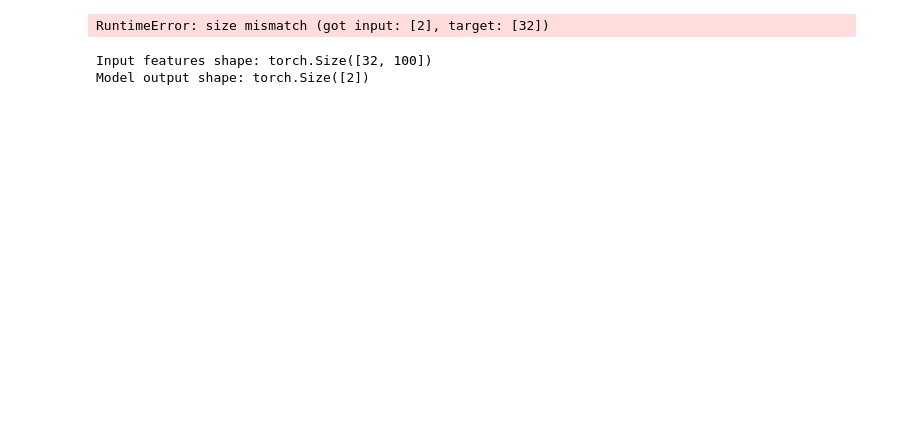
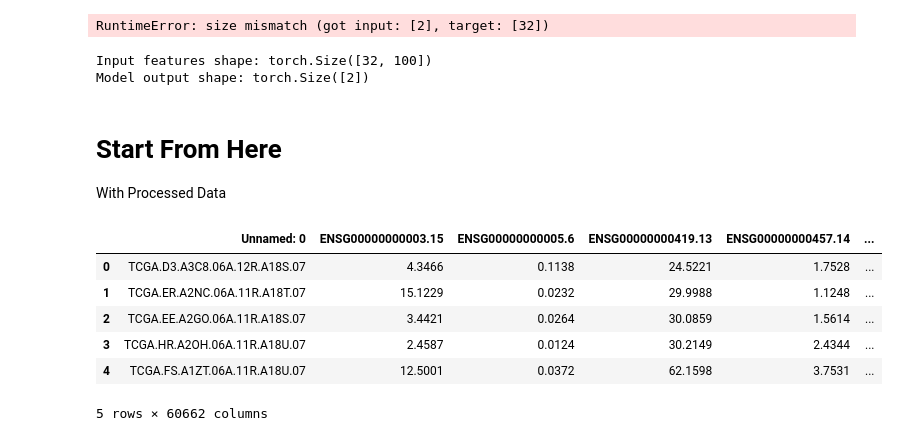
Before and after one commit to alimdneaz/SKCM_Multi_Omics_DL, a Jupyter notebook: python_codes/TCGA_SKCM_transcrptom_data_RNA_seq_gene_expression.ipynb, the cells around one changed output. Saved outputs shown, nothing was run; the diff lists cells and outputs as text; code cells hidden in the pictures; blank space fills up the shorter version.

Commit message:
Need to Process The Data

```diff
--- a/python_codes/TCGA_SKCM_transcrptom_data_RNA_seq_gene_expression.ipynb
+++ b/python_codes/TCGA_SKCM_transcrptom_data_RNA_seq_gene_expression.ipynb
@@ -839,3 +845,22 @@ for features, labels in data_loader:
 # %% [output]
 Input features shape: torch.Size([32, 100])
 Model output shape: torch.Size([2])
+# %% [markdown]
+# Start From Here
+
+With Processed Data
+# %%
+file_path1 = "/content/drive/MyDrive/Datasets/TCGA_SKCM/rna_data_processed.csv"
+metadata = "/content/drive/MyDrive/Datasets/TCGA_SKCM/RNA_Seq_transcriptom_meta_data.csv"
+df = pd.read_csv(file_path1)
+metadata = pd.read_csv(metadata)
+# %%
+df.head()
+# %% [output]
+|  | Unnamed: 0 | ENSG00000000003.15 | ENSG00000000005.6 | ENSG00000000419.13 | ENSG00000000457.14 | ... |
+| 0 | TCGA.D3.A3C8.06A.12R.A18S.07 | 4.3466 | 0.1138 | 24.5221 | 1.7528 | ... |
+| 1 | TCGA.ER.A2NC.06A.11R.A18T.07 | 15.1229 | 0.0232 | 29.9988 | 1.1248 | ... |
+| 2 | TCGA.EE.A2GO.06A.11R.A18S.07 | 3.4421 | 0.0264 | 30.0859 | 1.5614 | ... |
+| 3 | TCGA.HR.A2OH.06A.11R.A18U.07 | 2.4587 | 0.0124 | 30.2149 | 2.4344 | ... |
+| 4 | TCGA.FS.A1ZT.06A.11R.A18U.07 | 12.5001 | 0.0372 | 62.1598 | 3.7531 | ... |
+5 rows × 60662 columns
```
Also changed, not shown: parts of 18 cells of this notebook.
